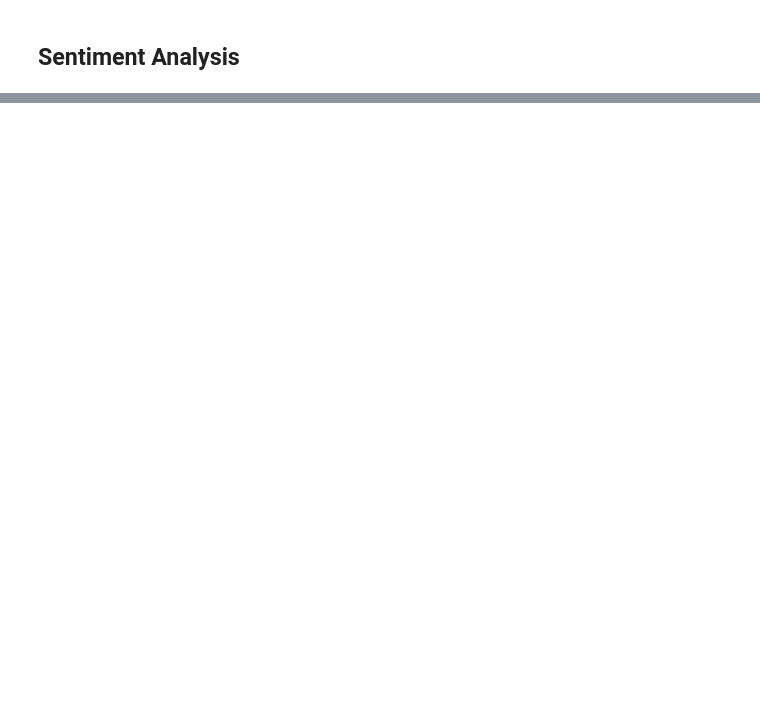
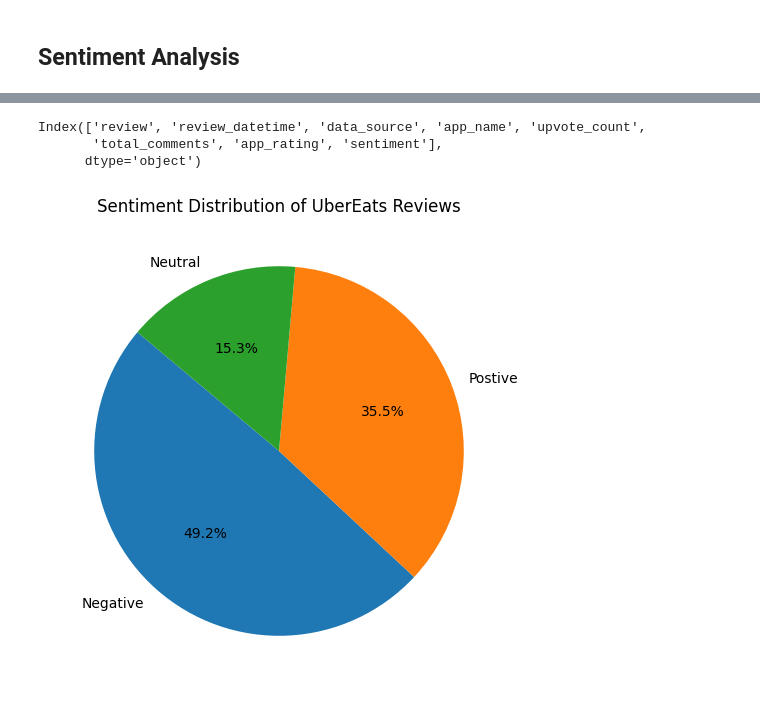
Before and after one commit to chirag1902/Multi-Platform-Review-Analysis-for-Food-Delivery-Apps, a Jupyter notebook: notebooks/Sentiment_Analysis.ipynb, the cells around one changed output, grey strips where cells are left out. Drawn from its saved outputs; the diff is of its cells as text; code cells hidden in the pictures; blank space fills up the shorter version.

Commit message:
Corrected Python file with correct variable name

```diff
--- a/notebooks/Sentiment_Analysis.ipynb
+++ b/notebooks/Sentiment_Analysis.ipynb
@@ -606,0 +120,16 @@ key_insights = extract_key_insights()
+# %%
+df_combined.columns
+# %% [output]
+Index(['review', 'review_datetime', 'data_source', 'app_name', 'upvote_count',
+       'total_comments', 'app_rating', 'sentiment'],
+      dtype='object')
+# %%
+import matplotlib.pyplot as plt
+
+sentiment_counts = df_combined['sentiment'].value_counts()
+plt.figure(figsize=(6,6))
+plt.pie(sentiment_counts, labels=sentiment_counts.index, autopct='%1.1f%%', startangle=140)
+plt.title('Sentiment Distribution of UberEats Reviews')
+plt.show()
+# %% [output]
+[figure, added]
```
Also changed, not shown: parts of 41 cells of this notebook.
